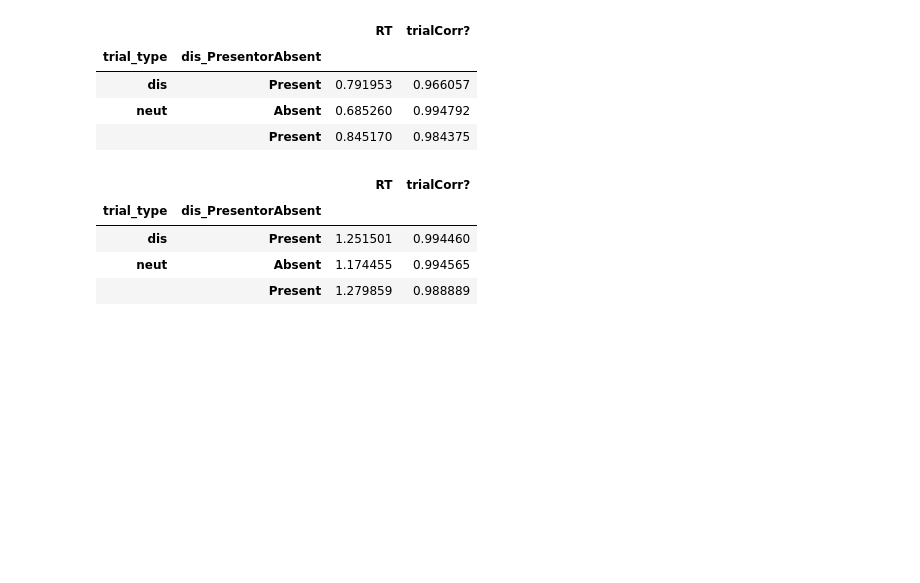
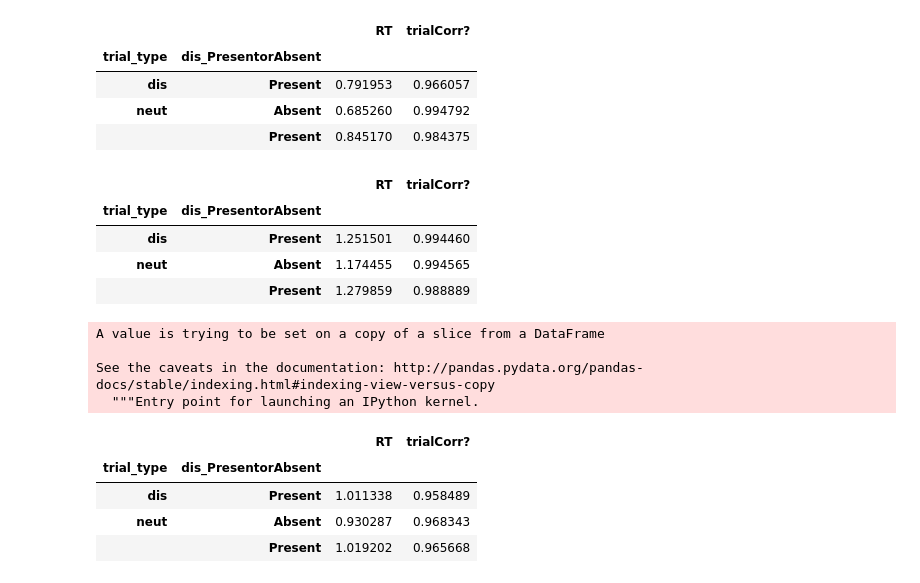
Before and after one commit to HwangLabNeuroCogDynamics/Alpha-Study, a Jupyter notebook: alpha_singleton_behavior.ipynb, the cells around one changed output. Saved outputs shown, nothing was run; the diff lists cells and outputs as text; code cells hidden in the pictures; blank space fills up the shorter version.

```diff
--- a/alpha_singleton_behavior.ipynb
+++ b/alpha_singleton_behavior.ipynb
@@ -108,0 +116,15 @@ all_subs_dfs[3].groupby(['trial_type','dis_PresentorAbsent'])['RT','trialCorr?']
+# %%
+a.block[0]=4
+# %% [output]
+A value is trying to be set on a copy of a slice from a DataFrame
+
+See the caveats in the documentation: http://pandas.pydata.org/pandas-docs/stable/indexing.html#indexing-view-versus-copy
+  """Entry point for launching an IPython kernel.
+# %%
+all_subs_data.groupby(['trial_type','dis_PresentorAbsent'])['RT','trialCorr?'].mean()
+# %% [output]
+|  |  | RT | trialCorr? |
+| trial_type | dis_PresentorAbsent |  |  |
+| dis | Present | 1.011338 | 0.958489 |
+| neut | Absent | 0.930287 | 0.968343 |
+|  | Present | 1.019202 | 0.965668 |
```
Also changed, not shown: parts of 6 cells of this notebook, 29 other files.
